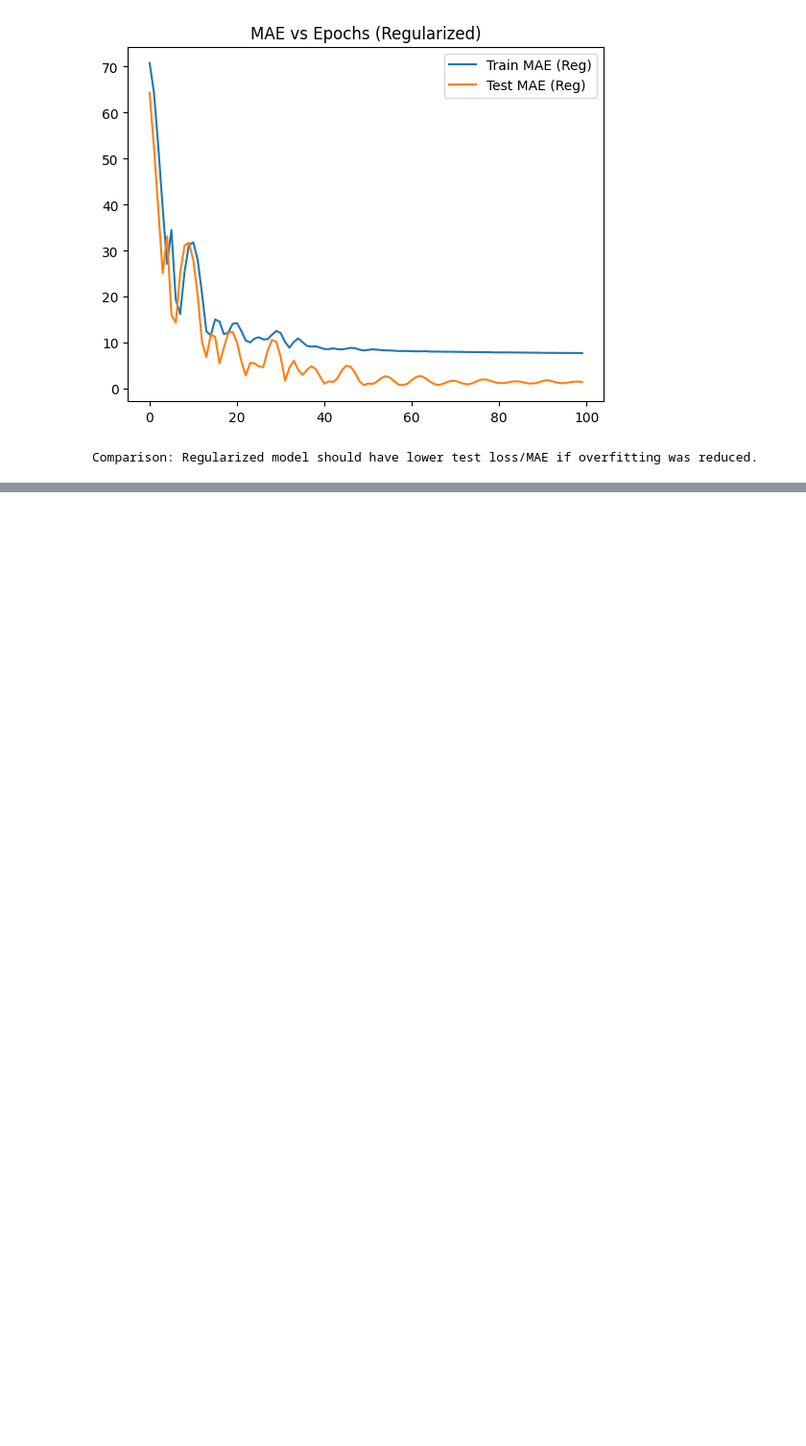
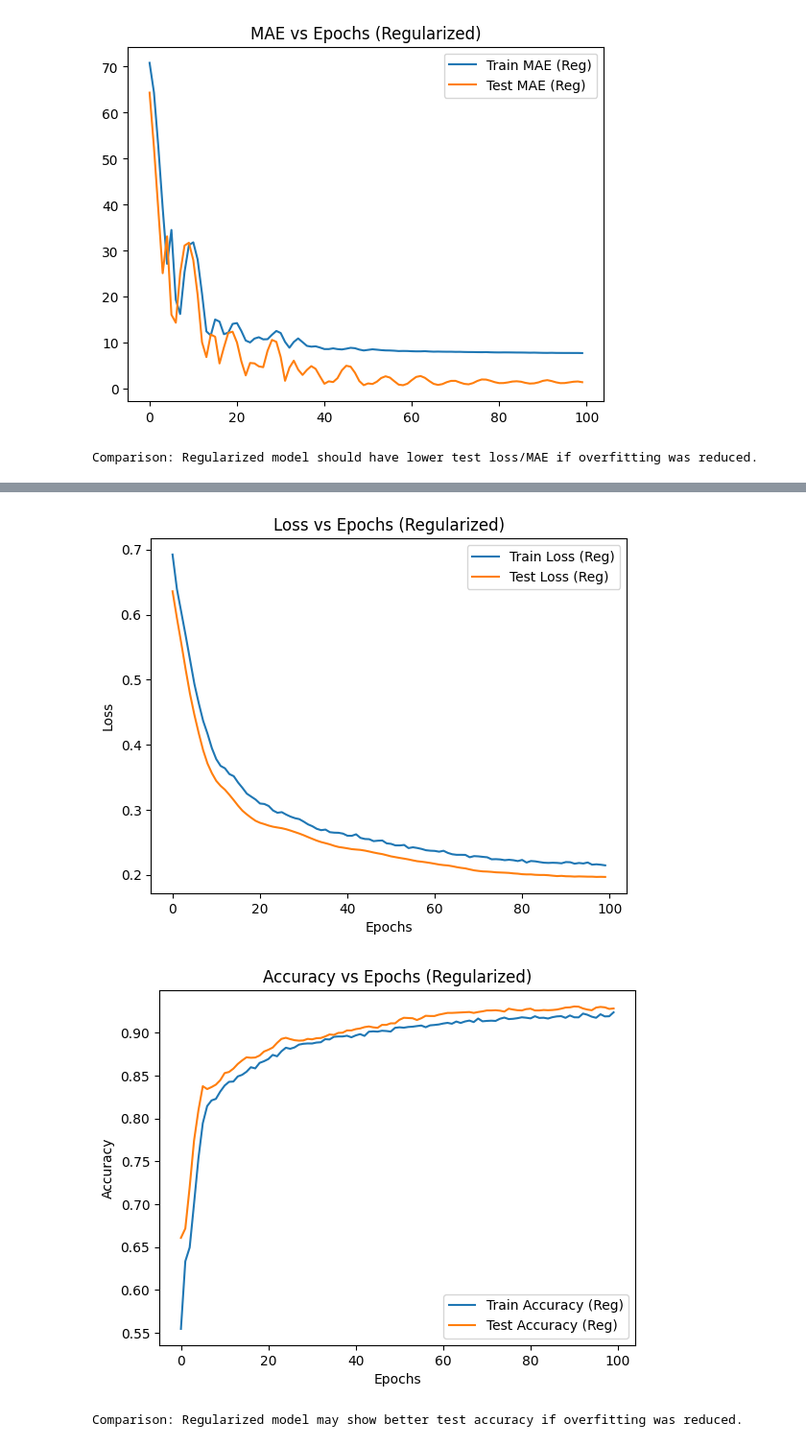
Before and after one commit to zachary013/lab1-deep-learning, a Jupyter notebook: lab1_deep_learning.ipynb, the cells around one changed output, grey strips where cells are left out. Shown: that part at 96% size. Drawn from its saved outputs; the diff is of its cells as text; code cells hidden in the pictures; blank space fills up the shorter version.

```diff
--- a/lab1_deep_learning.ipynb
+++ b/lab1_deep_learning.ipynb
@@ -279,0 +503,63 @@ Comparison: Regularized model should have lower test loss/MAE if overfitting was
+# %%
+class DNNClassifierRegularized(nn.Module):
+    def __init__(self):
+        super(DNNClassifierRegularized, self).__init__()
+        self.fc1 = nn.Linear(X_train.shape[1], 64)
+        self.fc2 = nn.Linear(64, 32)
+        self.fc3 = nn.Linear(32, 2)
+        self.relu = nn.ReLU()
+        self.dropout = nn.Dropout(0.2)
+
+    def forward(self, x):
+        x = self.relu(self.fc1(x))
+        x = self.dropout(x)
+        x = self.relu(self.fc2(x))
+        x = self.dropout(x)
+        x = self.fc3(x)
+        return x
+
+model = DNNClassifierRegularized().to(device)
+optimizer = torch.optim.Adam(model.parameters(), lr=best_params['lr'], weight_decay=0.01)
+train_losses_reg, test_losses_reg, train_accs_reg, test_accs_reg = [], [], [], []
+
+for epoch in range(100):
+    model.train()
+    optimizer.zero_grad()
+    outputs = model(X_train)
+    loss = criterion(outputs, y_train)
+    loss.backward()
+    optimizer.step()
+    train_losses_reg.append(loss.item())
+    train_acc = accuracy_score(y_train.cpu(), outputs.argmax(dim=1).cpu().detach().numpy())
+    train_accs_reg.append(train_acc)
+
+    model.eval()
+    with torch.no_grad():
+        test_outputs = model(X_test)
+        test_loss = criterion(test_outputs, y_test)
+        test_losses_reg.append(test_loss.item())
+        test_acc = accuracy_score(y_test.cpu(), test_outputs.argmax(dim=1).cpu().numpy())
+        test_accs_reg.append(test_acc)
+
+# Plots
+plt.plot(train_losses_reg, label='Train Loss (Reg)')
+plt.plot(test_losses_reg, label='Test Loss (Reg)')
+plt.title('Loss vs Epochs (Regularized)')
+plt.xlabel('Epochs')
+plt.ylabel('Loss')
+plt.legend()
+plt.show()
+
+plt.plot(train_accs_reg, label='Train Accuracy (Reg)')
+plt.plot(test_accs_reg, label='Test Accuracy (Reg)')
+plt.title('Accuracy vs Epochs (Regularized)')
+plt.xlabel('Epochs')
+plt.ylabel('Accuracy')
+plt.legend()
+plt.show()
+
+print("Comparison: Regularized model may show better test accuracy if overfitting was reduced.")
+# %% [output]
+[figure, added]
+[figure, added]
+Comparison: Regularized model may show better test accuracy if overfitting was reduced.
```
Also changed, not shown: parts of 7 cells of this notebook.
